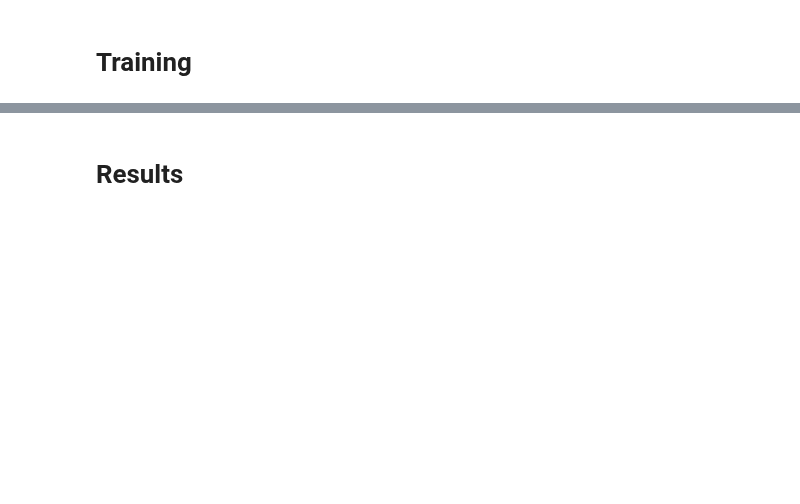
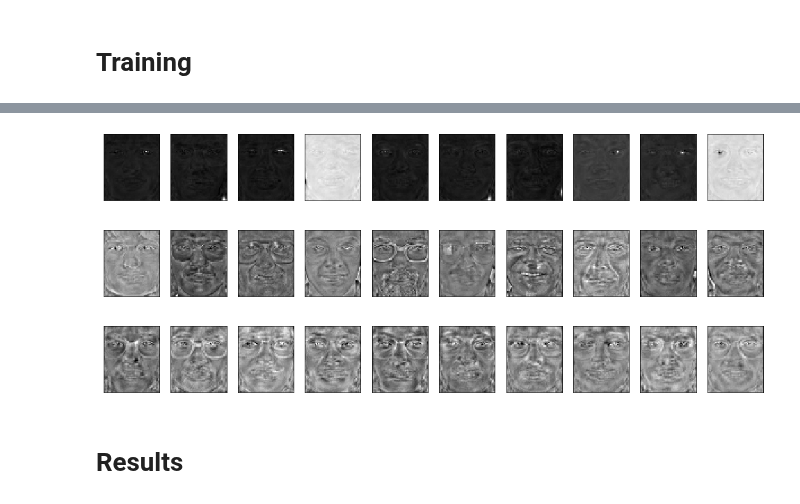
Before and after one commit to mideaconu/face-recognition, a Jupyter notebook: notebook/comparative-FERET-study.ipynb, the cells around one changed output, grey strips where cells are left out. Saved outputs shown, nothing was run; the diff lists cells and outputs as text; code cells hidden in the pictures; blank space fills up the shorter version.

```diff
--- a/notebook/comparative-FERET-study.ipynb
+++ b/notebook/comparative-FERET-study.ipynb
@@ -121,2 +143,21 @@ for i, ax in enumerate(axes.flat):
+# %%
+IC1f_ = np.dot(ica1f.components, np.dot(np.transpose(pcaft.components), Xf)) # for vizualization
+fig, axes = plt.subplots(1, 10, figsize=(17, 3), subplot_kw={"xticks":[], "yticks":[]})
+for i, ax in enumerate(axes.flat):
+    ax.imshow(IC1f_[i].reshape(60, 50), cmap="gray")
+# %% [output]
+[figure, added]
+# %%
+fig, axes = plt.subplots(1, 10, figsize=(17, 3), subplot_kw={"xticks":[], "yticks":[]})
+for i, ax in enumerate(axes.flat):
+    ax.imshow(IC2f[i].reshape(60, 50), cmap="gray")
+# %% [output]
+[figure, added]
+# %%
+fig, axes = plt.subplots(1, 10, figsize=(17, 3), subplot_kw={"xticks":[], "yticks":[]})
+for i, ax in enumerate(axes.flat):
+    ax.imshow(LDf[i].reshape(60, 50), cmap="gray")
+# %% [output]
+[figure, added]
 # %% [markdown]
 # Results
```
Also changed, not shown: parts of 126 cells of this notebook, 10 other files.
